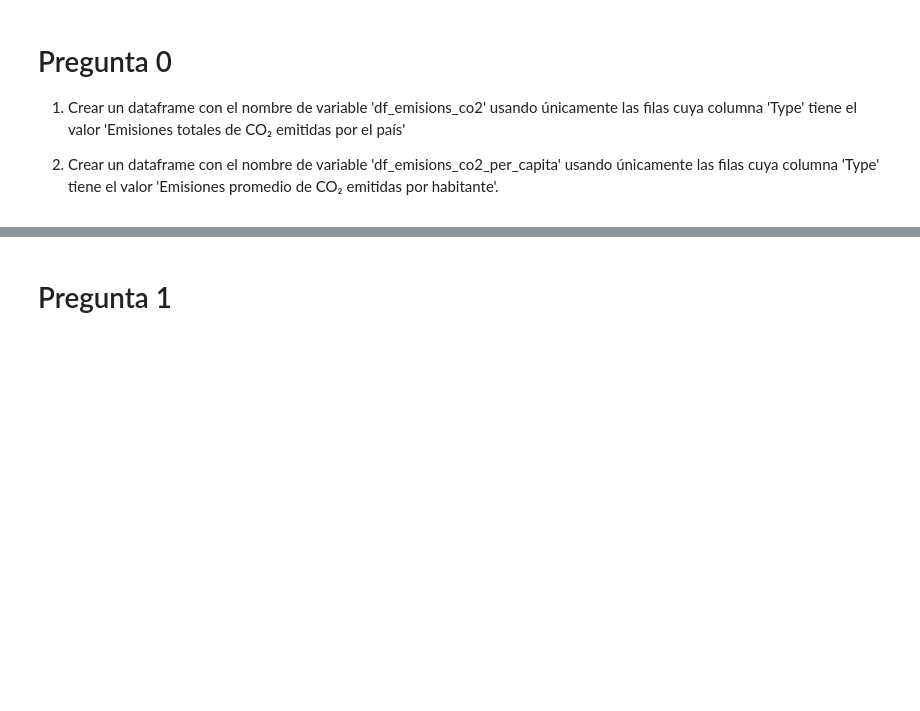
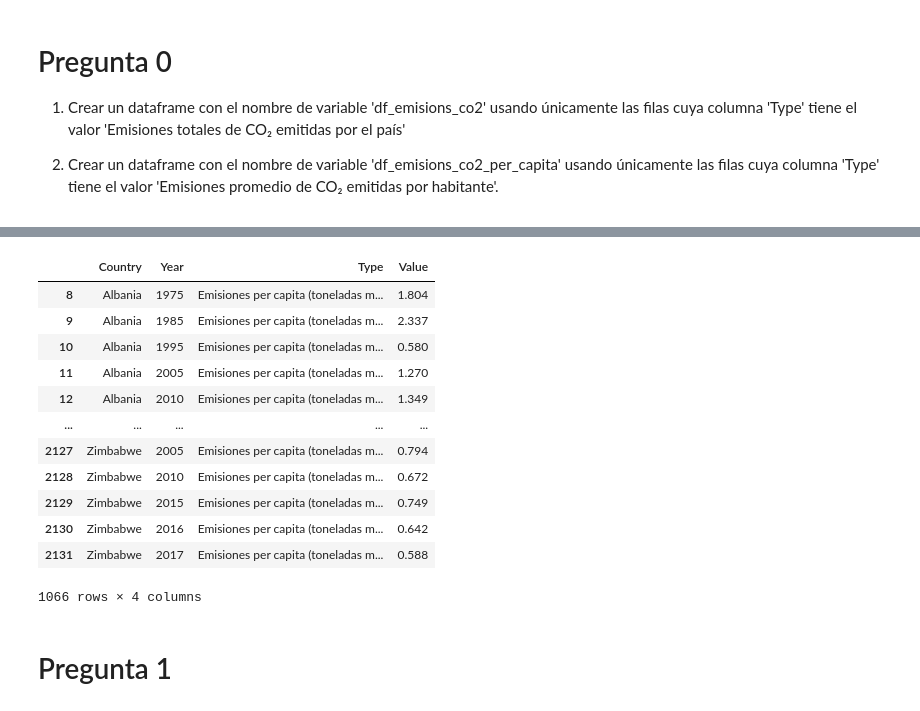
Before and after one commit to Kenneth-Arias/2025C1-G01-FUNDAMENTOS-DE-PYTHON, a Jupyter notebook: Clases/Clase 13/Análisis Proyecto Final.v2.ipynb, the cells around one changed output, grey strips where cells are left out. Cells and saved outputs as stored; diff of their text form; code cells hidden in the pictures; blank space fills up the shorter version.

```diff
--- a/Clases/Clase 13/Análisis Proyecto Final.v2.ipynb
+++ b/Clases/Clase 13/Análisis Proyecto Final.v2.ipynb
@@ -50,5 +88,23 @@ import matplotlib.pyplot as plt
 # %%
 #Crea un copia del original filtrado como df_emisions_co2_per_capita
+
+df_emisions_co2_per_capita = (df['Type'] == "Emisiones per capita (toneladas métricas de dióxido de carbono)")
+
+df[df_emisions_co2_per_capita]
+# %% [output]
+|  | Country | Year | Type | Value |
+| 8 | Albania | 1975 | Emisiones per capita (toneladas m... | 1.804 |
+| 9 | Albania | 1985 | Emisiones per capita (toneladas m... | 2.337 |
+| 10 | Albania | 1995 | Emisiones per capita (toneladas m... | 0.580 |
+| 11 | Albania | 2005 | Emisiones per capita (toneladas m... | 1.270 |
+| 12 | Albania | 2010 | Emisiones per capita (toneladas m... | 1.349 |
+| ... | ... | ... | ... | ... |
+| 2127 | Zimbabwe | 2005 | Emisiones per capita (toneladas m... | 0.794 |
+| 2128 | Zimbabwe | 2010 | Emisiones per capita (toneladas m... | 0.672 |
+| 2129 | Zimbabwe | 2015 | Emisiones per capita (toneladas m... | 0.749 |
+| 2130 | Zimbabwe | 2016 | Emisiones per capita (toneladas m... | 0.642 |
+| 2131 | Zimbabwe | 2017 | Emisiones per capita (toneladas m... | 0.588 |
+1066 rows × 4 columns
 # %% [markdown]
 # Pregunta 1
 # %% [markdown]
```
Also changed, not shown: parts of 2 cells of this notebook, 1 other file.
